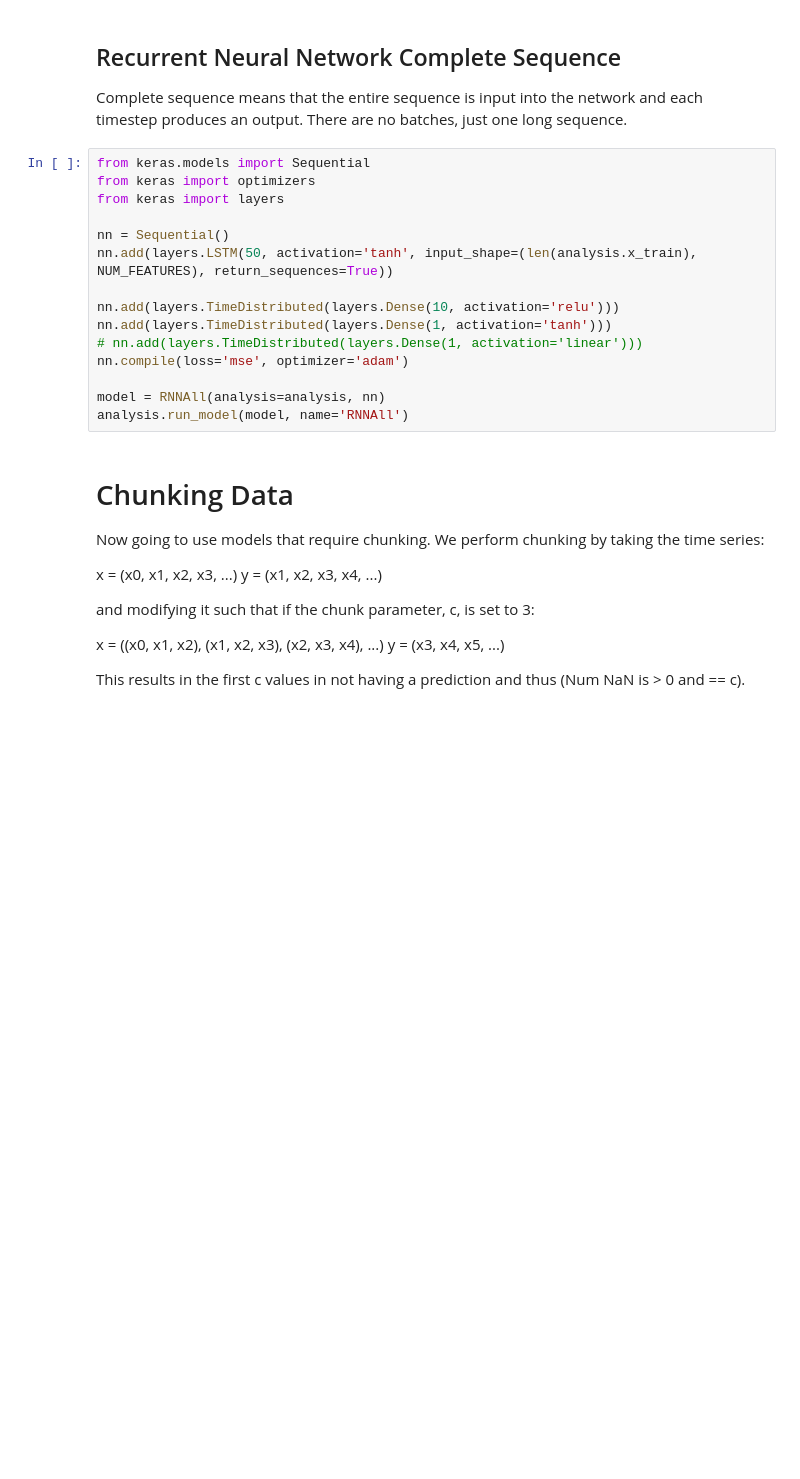
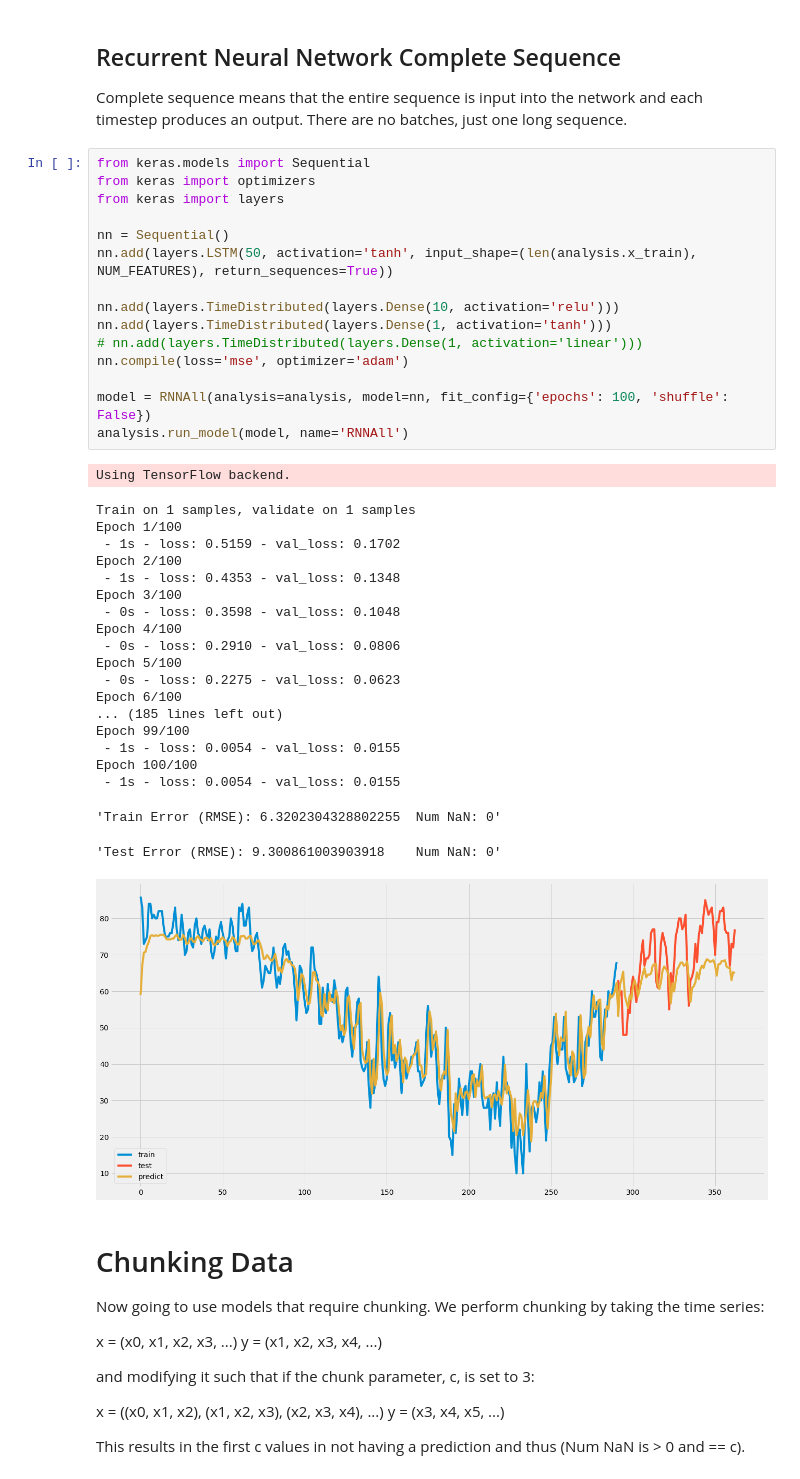
Before and after one commit to fdabek1/irregulartimeseries, a Jupyter notebook: 01-Basic.ipynb, the cells around one changed output. Saved outputs shown, nothing was run; the diff lists cells and outputs as text; blank space fills up the shorter version.

Commit message:
Adding a chart for tracking neural network training.

```diff
--- a/01-Basic.ipynb
+++ b/01-Basic.ipynb
@@ -102,18 +102,40 @@ Complete sequence means that the entire sequence is input into the network and e
 # %%
 from keras.models import Sequential
 from keras import optimizers
 from keras import layers
 
 nn = Sequential()
 nn.add(layers.LSTM(50, activation='tanh', input_shape=(len(analysis.x_train), NUM_FEATURES), return_sequences=True))
 
 nn.add(layers.TimeDistributed(layers.Dense(10, activation='relu')))
 nn.add(layers.TimeDistributed(layers.Dense(1, activation='tanh')))
 # nn.add(layers.TimeDistributed(layers.Dense(1, activation='linear')))
 nn.compile(loss='mse', optimizer='adam')
 
-model = RNNAll(analysis=analysis, nn)
+model = RNNAll(analysis=analysis, model=nn, fit_config={'epochs': 100, 'shuffle': False})
 analysis.run_model(model, name='RNNAll')
+# %% [output]
+Using TensorFlow backend.
+Train on 1 samples, validate on 1 samples
+Epoch 1/100
+ - 1s - loss: 0.5159 - val_loss: 0.1702
+Epoch 2/100
+ - 1s - loss: 0.4353 - val_loss: 0.1348
+Epoch 3/100
+ - 0s - loss: 0.3598 - val_loss: 0.1048
+Epoch 4/100
+ - 0s - loss: 0.2910 - val_loss: 0.0806
+Epoch 5/100
+ - 0s - loss: 0.2275 - val_loss: 0.0623
+Epoch 6/100
+... (185 lines left out)
+Epoch 99/100
+ - 1s - loss: 0.0054 - val_loss: 0.0155
+Epoch 100/100
+ - 1s - loss: 0.0054 - val_loss: 0.0155
+'Train Error (RMSE): 6.3202304328802255  Num NaN: 0'
+'Test Error (RMSE): 9.300861003903918    Num NaN: 0'
+[figure, added]
 # %% [markdown]
 # Chunking Data
 
```
Also changed, not shown: parts of 5 cells of this notebook, 6 other files.
